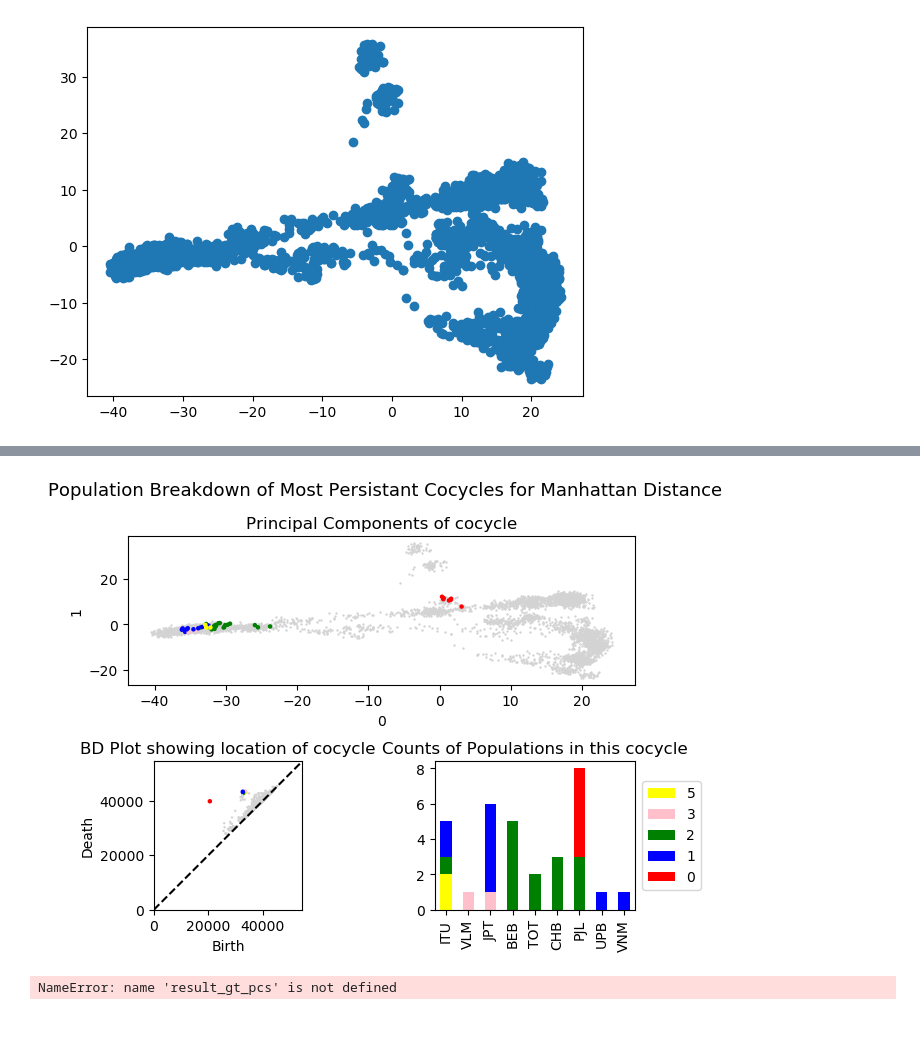
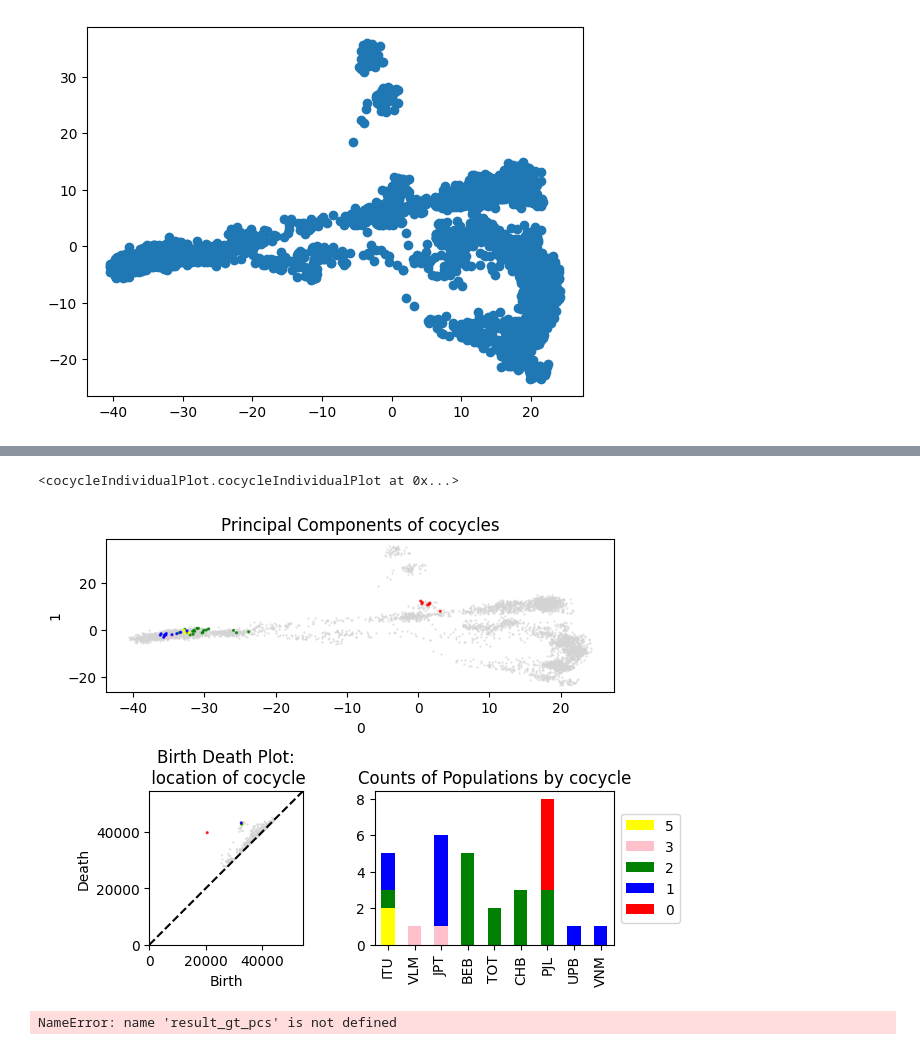
Before and after one commit to AI-sandbox/genTopo, a Jupyter notebook: ripser_individuals.ipynb, the cells around one changed output, grey strips where cells are left out. Drawn from its saved outputs; the diff is of its cells as text; code cells hidden in the pictures.

Commit message:
refactored individuals plot, added text file outputs

```diff
--- a/ripser_individuals.ipynb
+++ b/ripser_individuals.ipynb
@@ -79,8 +113,22 @@ plot_diagrams(diagrams[1], show=True)
+# %%
+cocycles_ind_plot = cocycleIndividualPlot(popinfo_path='~/../projects/HimalGenAsia/HimalGen.popinfo.csv',
+                                          gt_matrix_PCs=gt_matrix_PCs,
+                                          result=result_manhattan)
+cocycles_ind_plot
+# %% [output]
+<cocycleIndividualPlot.cocycleIndividualPlot at 0x...>
+# %%
+fig = cocycles_ind_plot.display_cocycle_charts(cocycle_number_list=[0,1,2,3,5],
+                                               cocycle_individuals_file='results/cocycle_individuals.txt',
+                                               birth_death_coordinates_file='results/birth_death_coordinates_file.txt')
+fig.show()
+# %% [output]
+[figure, added]
 # %%
 from ripserIndividualPlots import display_cocycle_charts
 
-# cocycle_number_list = [3]
-cocycle_number_list = [0,1,2,3,5]
+cocycle_number_list = [4]
+# cocycle_number_list = [0,1,2,3,5]
 popinfo_path = '~/../projects/HimalGenAsia/HimalGen.popinfo.csv'
 colordict = {
     -1: 'lightgrey',
@@ -97,8 +145,6 @@ fig = display_cocycle_charts(cocycle_number_list, gt_matrix_PCs, colordict, resu
 fig.suptitle('Population Breakdown of Most Persistant Cocycles for Manhattan Distance', fontsize=13)
 
 fig.show()
-# %% [output]
-[figure, removed]
 # %%
 # save to svg
 fig.savefig("Manhattan_Distance_individuals_plots.svg", format="svg")
```
Also changed, not shown: parts of 13 cells of this notebook, 13 other files.
